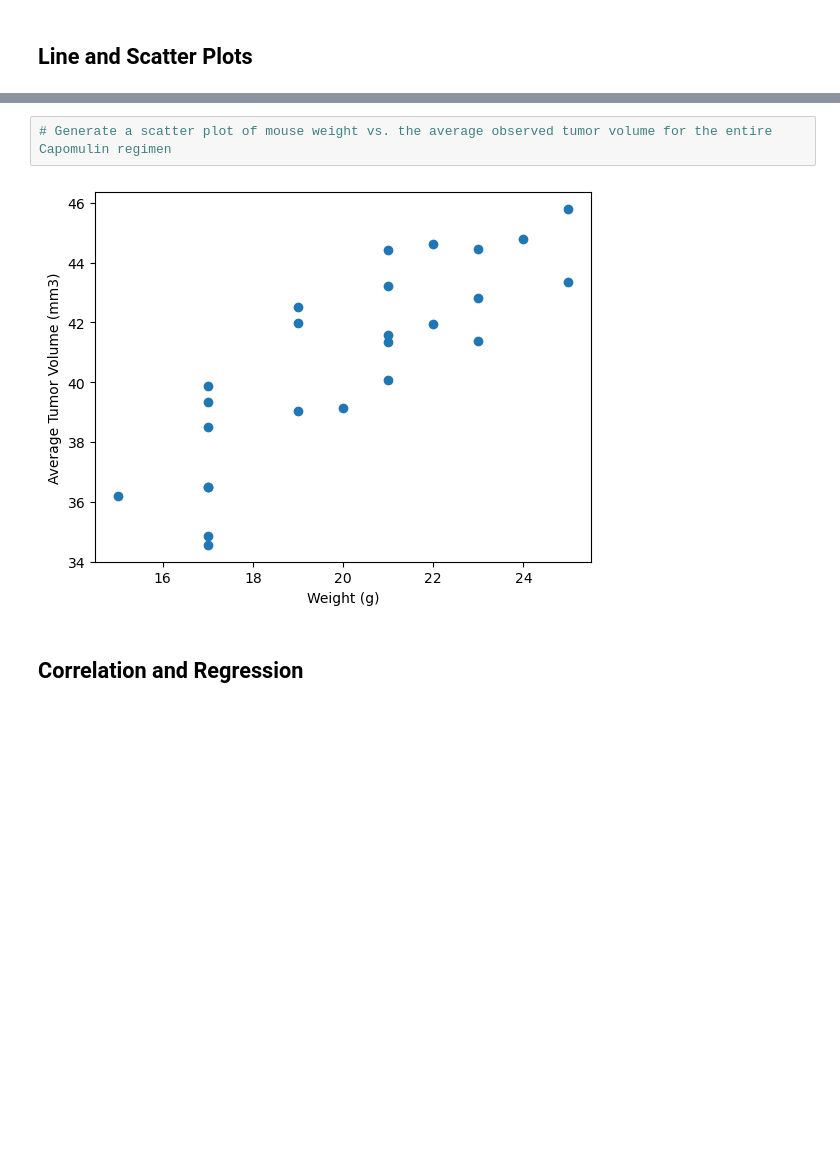
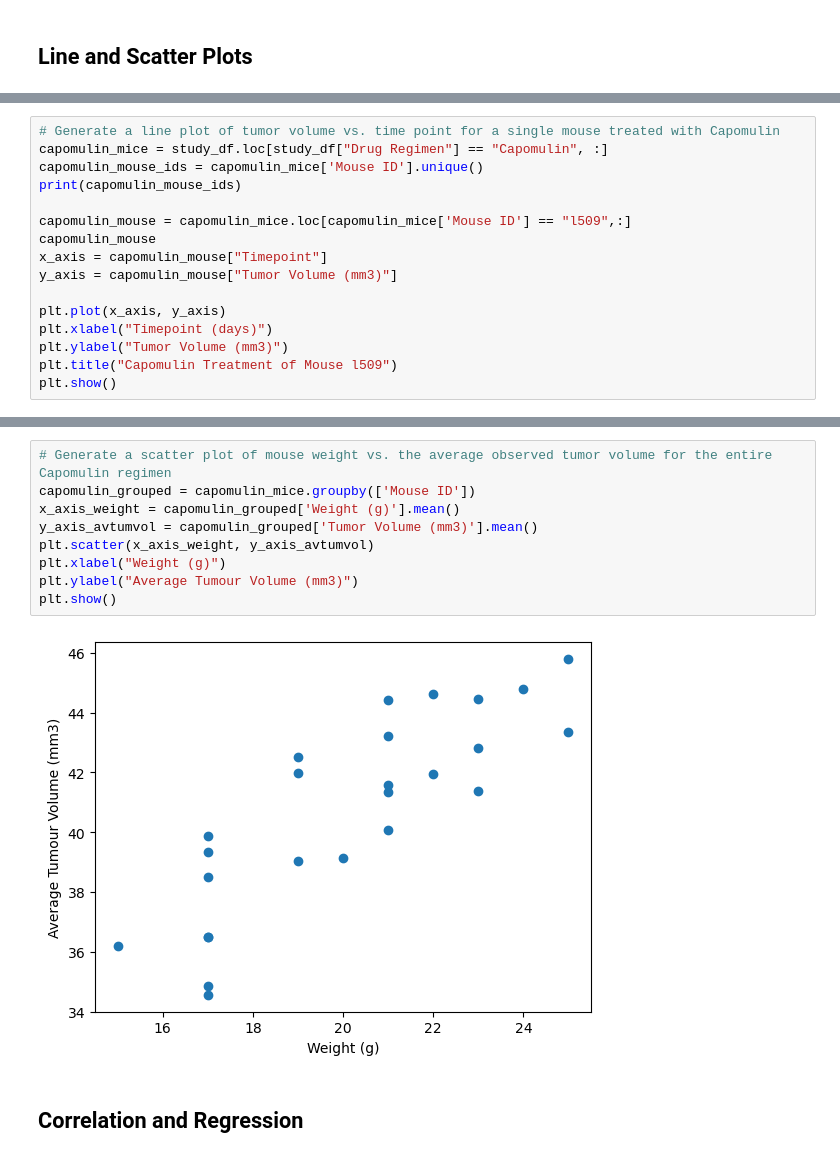
Before and after one commit to stephanielabelle/matplotlib-challenge, a Jupyter notebook: Pymaceuticals/pymaceuticals_starter.ipynb, the cells around one changed output, grey strips where cells are left out. Drawn from its saved outputs; the diff is of its cells as text; blank space fills up the shorter version.

```diff
--- a/Pymaceuticals/pymaceuticals_starter.ipynb
+++ b/Pymaceuticals/pymaceuticals_starter.ipynb
@@ -333,0 +285,16 @@ plt.show()
+# %%
+# Generate a line plot of tumor volume vs. time point for a single mouse treated with Capomulin
+capomulin_mice = study_df.loc[study_df["Drug Regimen"] == "Capomulin", :]
+capomulin_mouse_ids = capomulin_mice['Mouse ID'].unique()
+print(capomulin_mouse_ids)
+
+capomulin_mouse = capomulin_mice.loc[capomulin_mice['Mouse ID'] == "l509",:]
+capomulin_mouse
+x_axis = capomulin_mouse["Timepoint"]
+y_axis = capomulin_mouse["Tumor Volume (mm3)"]
+
+plt.plot(x_axis, y_axis)
+plt.xlabel("Timepoint (days)")
+plt.ylabel("Tumor Volume (mm3)")
+plt.title("Capomulin Treatment of Mouse l509")
+plt.show()
@@ -334,7 +320,14 @@ plt.show()
 # %%
 # Generate a scatter plot of mouse weight vs. the average observed tumor volume for the entire Capomulin regimen
+capomulin_grouped = capomulin_mice.groupby(['Mouse ID'])
+x_axis_weight = capomulin_grouped['Weight (g)'].mean()
+y_axis_avtumvol = capomulin_grouped['Tumor Volume (mm3)'].mean()
+plt.scatter(x_axis_weight, y_axis_avtumvol)
+plt.xlabel("Weight (g)")
+plt.ylabel("Average Tumour Volume (mm3)")
+plt.show()
 # %% [output]
-[figure, old version]
+[figure, new version]
 # %% [markdown]
 ## Correlation and Regression
 # %%
```
Also changed, not shown: parts of 5 cells of this notebook.
